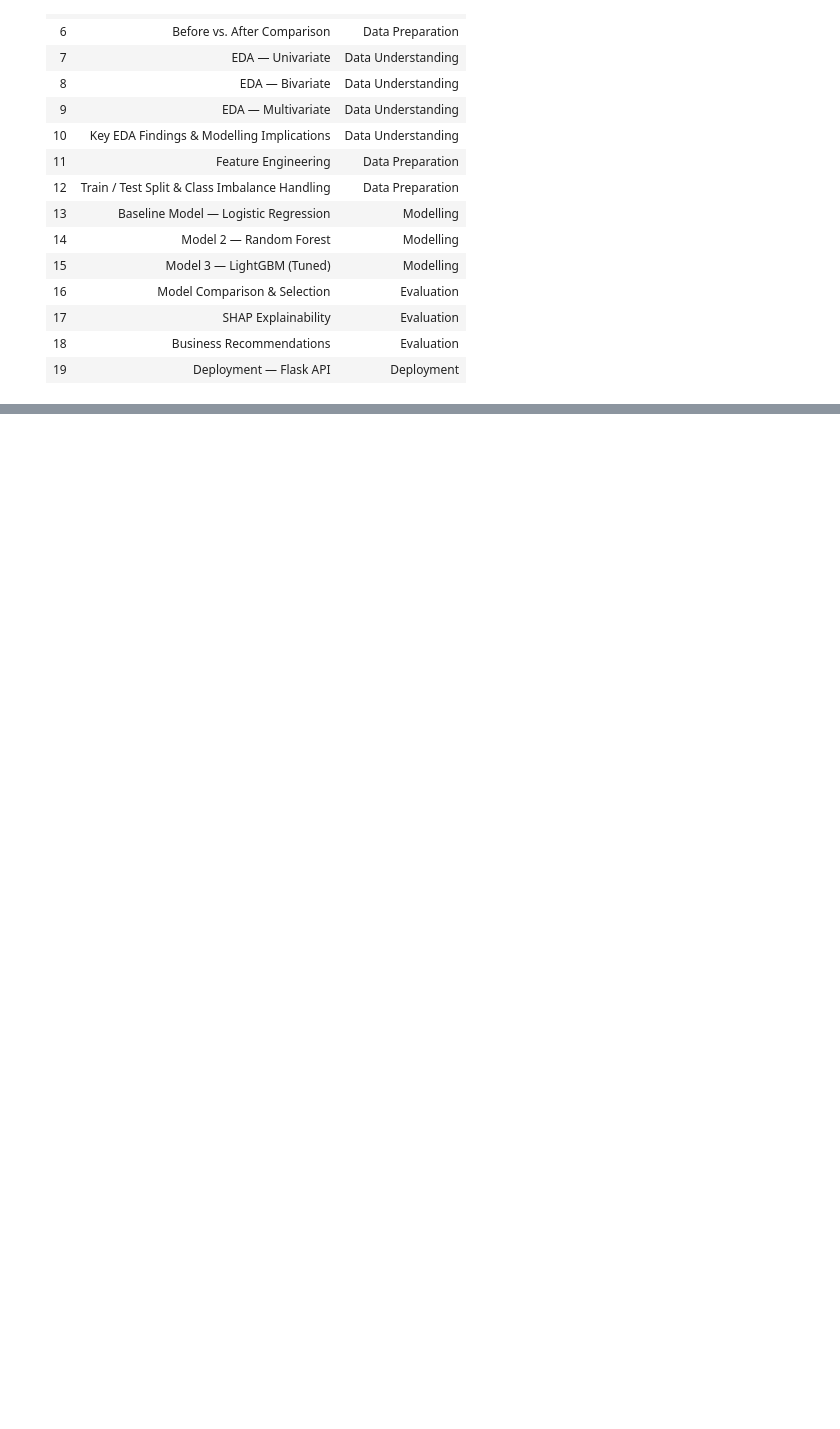
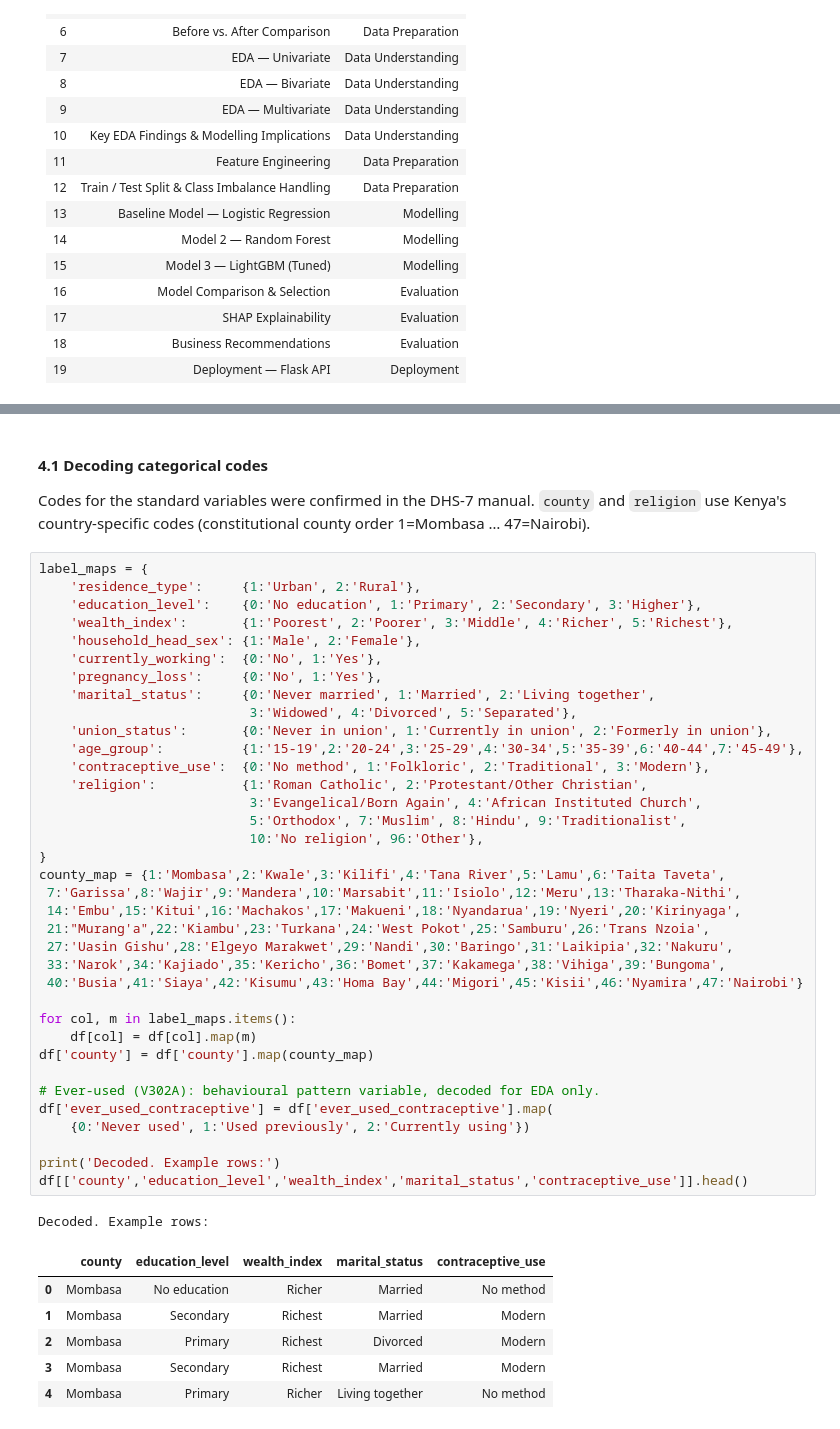
Before and after one commit to symekah1999/Predicting-contraceptive-use-among-women_Capstone-Project-The-Insight-Architects-, a Jupyter notebook: KDHS_2022_Capstone.ipynb, the cells around one changed output, grey strips where cells are left out. Saved outputs shown, nothing was run; the diff lists cells and outputs as text; blank space fills up the shorter version.

```diff
--- a/KDHS_2022_Capstone.ipynb
+++ b/KDHS_2022_Capstone.ipynb
@@ -92,0 +263,47 @@ The model will be considered successful if:
+# %% [markdown]
+#### 4.1 Decoding categorical codes
+Codes for the standard variables were confirmed in the DHS-7 manual. `county` and `religion` use Kenya's country-specific codes (constitutional county order 1=Mombasa … 47=Nairobi).
+# %%
+label_maps = {
+    'residence_type':     {1:'Urban', 2:'Rural'},
+    'education_level':    {0:'No education', 1:'Primary', 2:'Secondary', 3:'Higher'},
+    'wealth_index':       {1:'Poorest', 2:'Poorer', 3:'Middle', 4:'Richer', 5:'Richest'},
+    'household_head_sex': {1:'Male', 2:'Female'},
+    'currently_working':  {0:'No', 1:'Yes'},
+    'pregnancy_loss':     {0:'No', 1:'Yes'},
+    'marital_status':     {0:'Never married', 1:'Married', 2:'Living together',
+                           3:'Widowed', 4:'Divorced', 5:'Separated'},
+    'union_status':       {0:'Never in union', 1:'Currently in union', 2:'Formerly in union'},
+    'age_group':          {1:'15-19',2:'20-24',3:'25-29',4:'30-34',5:'35-39',6:'40-44',7:'45-49'},
+    'contraceptive_use':  {0:'No method', 1:'Folkloric', 2:'Traditional', 3:'Modern'},
+    'religion':           {1:'Roman Catholic', 2:'Protestant/Other Christian',
+                           3:'Evangelical/Born Again', 4:'African Instituted Church',
+                           5:'Orthodox', 7:'Muslim', 8:'Hindu', 9:'Traditionalist',
+                           10:'No religion', 96:'Other'},
+}
+county_map = {1:'Mombasa',2:'Kwale',3:'Kilifi',4:'Tana River',5:'Lamu',6:'Taita Taveta',
+ 7:'Garissa',8:'Wajir',9:'Mandera',10:'Marsabit',11:'Isiolo',12:'Meru',13:'Tharaka-Nithi',
+ 14:'Embu',15:'Kitui',16:'Machakos',17:'Makueni',18:'Nyandarua',19:'Nyeri',20:'Kirinyaga',
+ 21:"Murang'a",22:'Kiambu',23:'Turkana',24:'West Pokot',25:'Samburu',26:'Trans Nzoia',
+ 27:'Uasin Gishu',28:'Elgeyo Marakwet',29:'Nandi',30:'Baringo',31:'Laikipia',32:'Nakuru',
+ 33:'Narok',34:'Kajiado',35:'Kericho',36:'Bomet',37:'Kakamega',38:'Vihiga',39:'Bungoma',
+ 40:'Busia',41:'Siaya',42:'Kisumu',43:'Homa Bay',44:'Migori',45:'Kisii',46:'Nyamira',47:'Nairobi'}
+
+for col, m in label_maps.items():
+    df[col] = df[col].map(m)
+df['county'] = df['county'].map(county_map)
+
+# Ever-used (V302A): behavioural pattern variable, decoded for EDA only.
+df['ever_used_contraceptive'] = df['ever_used_contraceptive'].map(
+    {0:'Never used', 1:'Used previously', 2:'Currently using'})
+
+print('Decoded. Example rows:')
+df[['county','education_level','wealth_index','marital_status','contraceptive_use']].head()
+# %% [output]
+Decoded. Example rows:
+|  | county | education_level | wealth_index | marital_status | contraceptive_use |
+| 0 | Mombasa | No education | Richer | Married | No method |
+| 1 | Mombasa | Secondary | Richest | Married | Modern |
+| 2 | Mombasa | Primary | Richest | Divorced | Modern |
+| 3 | Mombasa | Secondary | Richest | Married | Modern |
+| 4 | Mombasa | Primary | Richer | Living together | No method |
```
Also changed, not shown: parts of 21 cells of this notebook.
